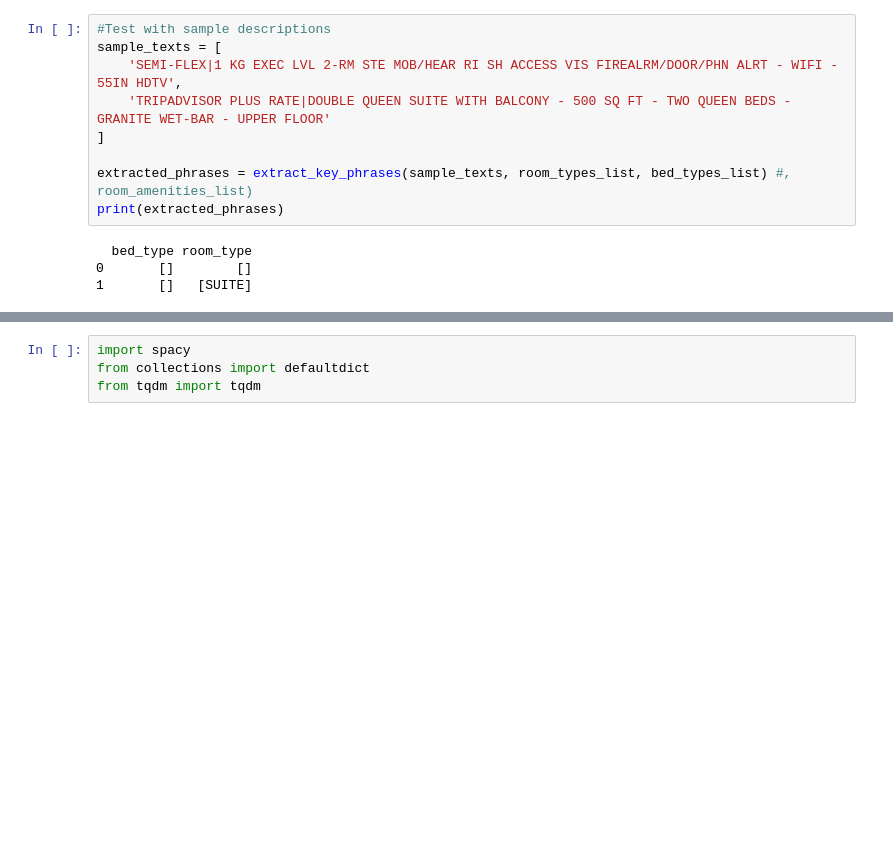
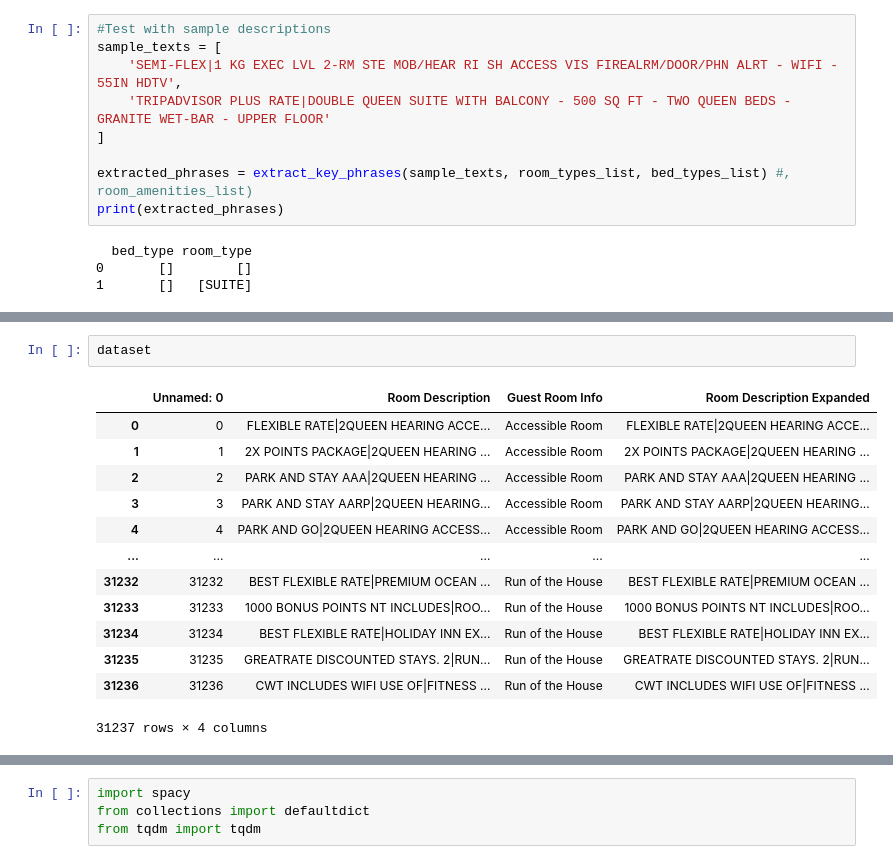
Before and after one commit to karthik1705/sabre_distiLLM_2025, a Jupyter notebook: final_codes/unsupervised_models.ipynb, the cells around one changed output, grey strips where cells are left out. Drawn from its saved outputs; the diff is of its cells as text; blank space fills up the shorter version.

```diff
--- a/final_codes/unsupervised_models.ipynb
+++ b/final_codes/unsupervised_models.ipynb
@@ -302,3 +287,19 @@ def evaluate_extraction_accuracy(dataset, sample_size=100):
+# %%
+dataset
+# %% [output]
+|  | Unnamed: 0 | Room Description | Guest Room Info | Room Description Expanded |
+| 0 | 0 | FLEXIBLE RATE|2QUEEN HEARING ACCE... | Accessible Room | FLEXIBLE RATE|2QUEEN HEARING ACCE... |
+| 1 | 1 | 2X POINTS PACKAGE|2QUEEN HEARING ... | Accessible Room | 2X POINTS PACKAGE|2QUEEN HEARING ... |
+| 2 | 2 | PARK AND STAY AAA|2QUEEN HEARING ... | Accessible Room | PARK AND STAY AAA|2QUEEN HEARING ... |
+| 3 | 3 | PARK AND STAY AARP|2QUEEN HEARING... | Accessible Room | PARK AND STAY AARP|2QUEEN HEARING... |
+| 4 | 4 | PARK AND GO|2QUEEN HEARING ACCESS... | Accessible Room | PARK AND GO|2QUEEN HEARING ACCESS... |
+| ... | ... | ... | ... | ... |
+| 31232 | 31232 | BEST FLEXIBLE RATE|PREMIUM OCEAN ... | Run of the House | BEST FLEXIBLE RATE|PREMIUM OCEAN ... |
+| 31233 | 31233 | 1000 BONUS POINTS NT INCLUDES|ROO... | Run of the House | 1000 BONUS POINTS NT INCLUDES|ROO... |
+| 31234 | 31234 | BEST FLEXIBLE RATE|HOLIDAY INN EX... | Run of the House | BEST FLEXIBLE RATE|HOLIDAY INN EX... |
+| 31235 | 31235 | GREATRATE DISCOUNTED STAYS. 2|RUN... | Run of the House | GREATRATE DISCOUNTED STAYS. 2|RUN... |
+| 31236 | 31236 | CWT INCLUDES WIFI USE OF|FITNESS ... | Run of the House | CWT INCLUDES WIFI USE OF|FITNESS ... |
+31237 rows × 4 columns
 # %%
 evaluate_extraction_accuracy(dataset)
 # %% [output]
```
Also changed, not shown: parts of 49 cells of this notebook, 10 other files.
